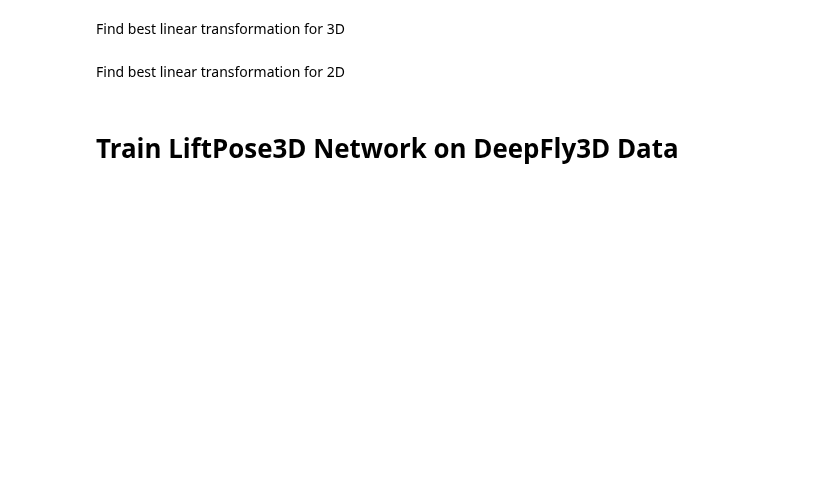
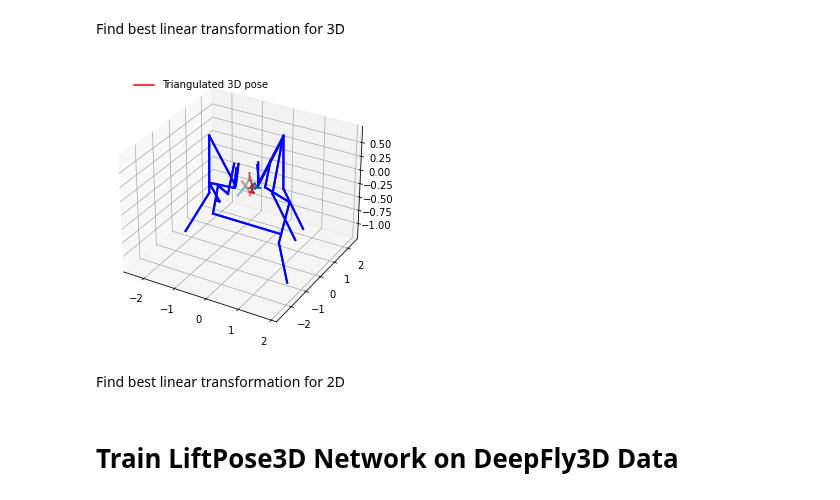
Before and after one commit to NeLy-EPFL/LiftPose3D, a Jupyter notebook: examples/domain_adaptation/domain_adaptation.ipynb, the cells around one changed output. Saved outputs shown, nothing was run; the diff lists cells and outputs as text; code cells hidden in the pictures; blank space fills up the shorter version.

```diff
--- a/examples/domain_adaptation/domain_adaptation.ipynb
+++ b/examples/domain_adaptation/domain_adaptation.ipynb
@@ -76,14 +75,21 @@ par_data = yaml.full_load(open('param.yaml', "rb"))
 par = {**par_data["data"], **par_train}
 
 # load data
-train, train_keypts, _ = load_3D(par["data_dir"], subjects=par['train_subjects'], actions=par['actions'])
-test,  test_keypts, _ = load_3D( par["data_dir"], subjects=par['test_subjects'],  actions=par['actions'])
+train_3d_target, train_keypts, _ = load_prism.load_3D(par["data_dir"],
+                                            subjects=par['train_subjects'],
+                                            actions=par['actions'])
+
+test_3d_target,  test_keypts, _ = load_prism.load_3D( par["data_dir"],
+                                           subjects=par['test_subjects'],
+                                           actions=par['actions'])
+
+#center poses
+train_3d_target = center_poses(train_3d_target)
+test_3d_target = center_poses(test_3d_target)
 
 #project data to ventral view
-train_2d, train_3d = XY_coord_dict(train), Z_coord_dict(train)
-test_2d, test_3d  = XY_coord_dict(test), Z_coord_dict(test)
-train_keypts = Z_coord_dict(train_keypts)
-test_keypts = Z_coord_dict(test_keypts)
+train_2d_target = XY_coord_dict(train_3d_target)
+test_2d_target = XY_coord_dict(test_3d_target)
 # %% [markdown]
 # Train linear transformation
 # %% [markdown]
@@ -108,19 +143,40 @@ nns = process_map(partial(find_neighbours, pts3d=pts3d_DF3D, target_pts3d=pts3d_
 # %% [markdown]
 Find best linear transformation for 3D
 # %%
-A_est_3D = best_linear_map(pts3d_DF3D,pts3d_prism,nns,nn=2)
-pts3d_prism = apply_linear_map(A_est_3D, pts3d_prism)
+A_est_3D = best_linear_map(concat_dict(train_3d_source),concat_dict(train_3d_target),nns,nn=2)
+B_est_3D = apply_linear_map(A_est_3D, concat_dict(train_3d_source))
 
-ind = 2
+t = 2
 
 fig = plt.figure(figsize=(5,5))
 ax = fig.add_subplot(111, projection="3d")
-plotting.plot_3d_graph(G, B_est[ind,:,:], ax,good_keypts=visible_points[ind,:])
-for ind in nns[ind][:2]:
-    pts_tmp = pts3d_DF3D[ind,:,:]
-    plotting.plot_3d_graph(G, pts_tmp, ax, color_edge=color_edge)
+#plotting.plot_3d_graph(G, B_est[ind,:,:], ax,good_keypts=visible_points[ind,:])
+
+plot_pose_3d(ax=ax,
+             tar=B_est_3D[t],
+             bones=par_data["vis"]["bones"],
+             limb_id=par_data["vis"]["limb_id"],
+             colors=par_data["vis"]["colors"],
+             #good_keypts=good_keypts[t],
+             #show_gt_always=False)
+            )
+
+for ind in nns[t][:2]:
+    #pts_tmp = pts3d_DF3D[ind,:,:]
+    #plotting.plot_3d_graph(G, pts_tmp, ax, color_edge=color_edge)
+    plot_pose_3d(ax=ax,
+             tar=concat_dict(train_3d_source)[ind,:,:],
+             bones=par_data["vis"]["bones"],
+             limb_id=par_data["vis"]["limb_id"],
+             #colors=par_data["vis"]["colors"],
+             #good_keypts=good_keypts[t],
+             #show_gt_always=False)
+            )
+
 
 #plt.savefig('3D_mapping.svg')
+# %% [output]
+[figure, added]
 # %% [markdown]
 Find best linear transformation for 2D
 # %%
```
Also changed, not shown: parts of 8 cells of this notebook, 8 other files.
